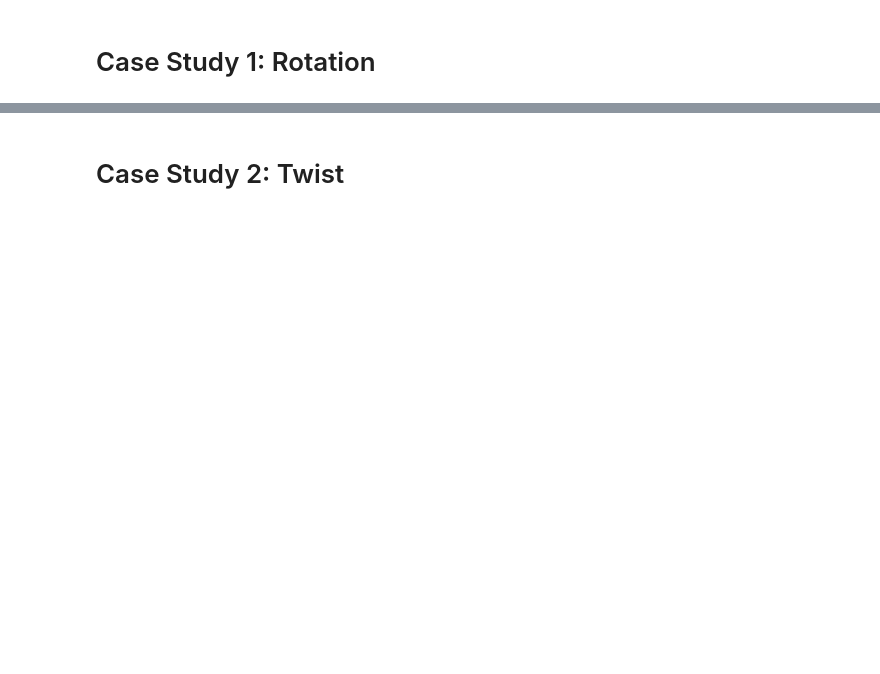
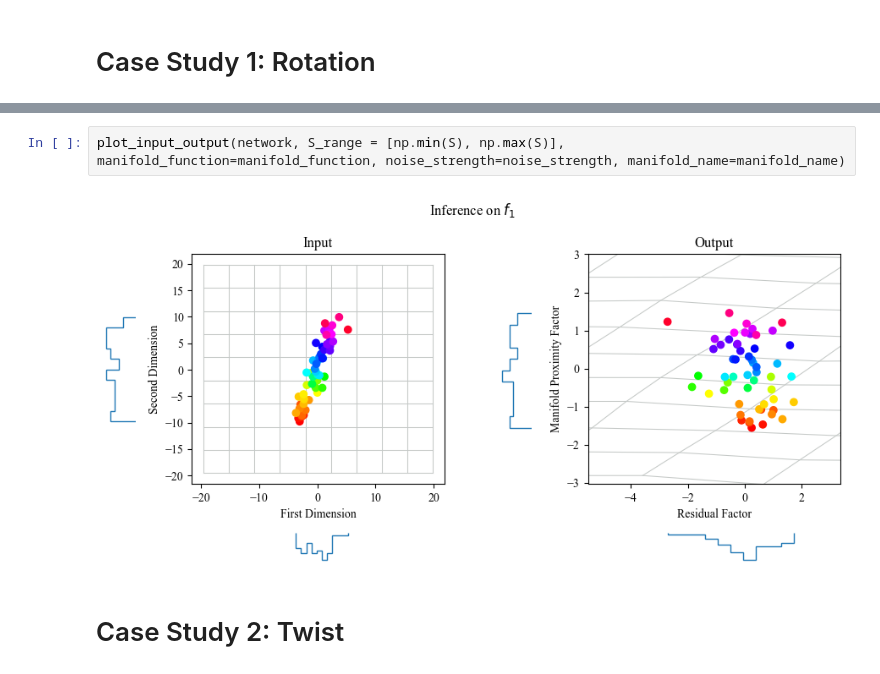
Before and after one commit to TimHenry1995/gyoza, a Jupyter notebook: src/gyoza/scripts/manifolds.ipynb, the cells around one changed output, grey strips where cells are left out. Cells and saved outputs as stored; diff of their text form; blank space fills up the shorter version.

```diff
--- a/src/gyoza/scripts/manifolds.ipynb
+++ b/src/gyoza/scripts/manifolds.ipynb
@@ -174,3 +374,7 @@ plot_instance_pairs(S=S, Z_ab=Z_ab, Y_ab=Y_ab, manifold_function_raw=f, manifold
+# %%
+plot_input_output(network, S_range = [np.min(S), np.max(S)], manifold_function=manifold_function, noise_strength=noise_strength, manifold_name=manifold_name)
+# %% [output]
+[figure, added]
 # %% [markdown]
 # Case Study 2: Twist
 # %%
```
Also changed, not shown: parts of 20 cells of this notebook, 2 other files.
